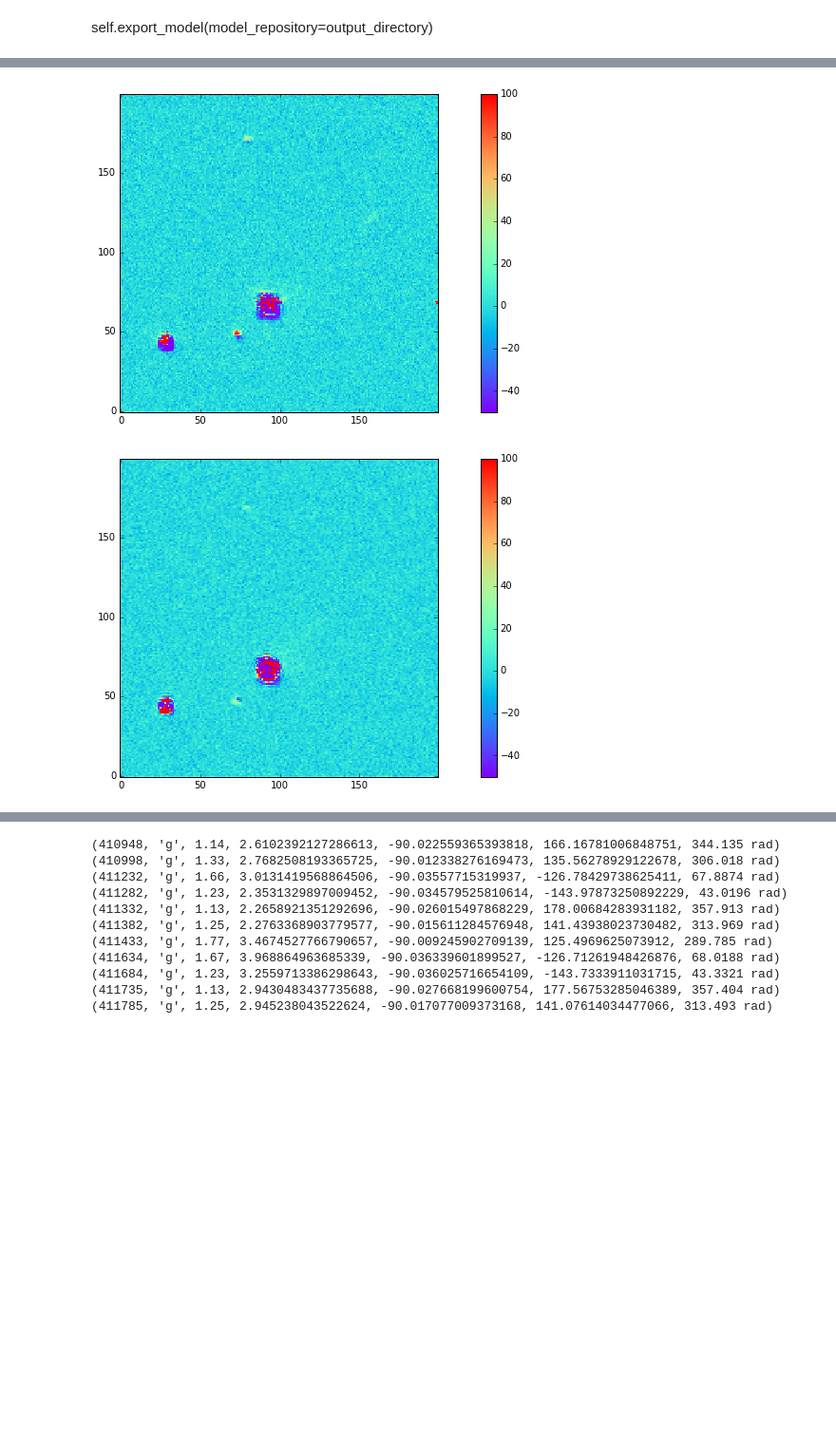
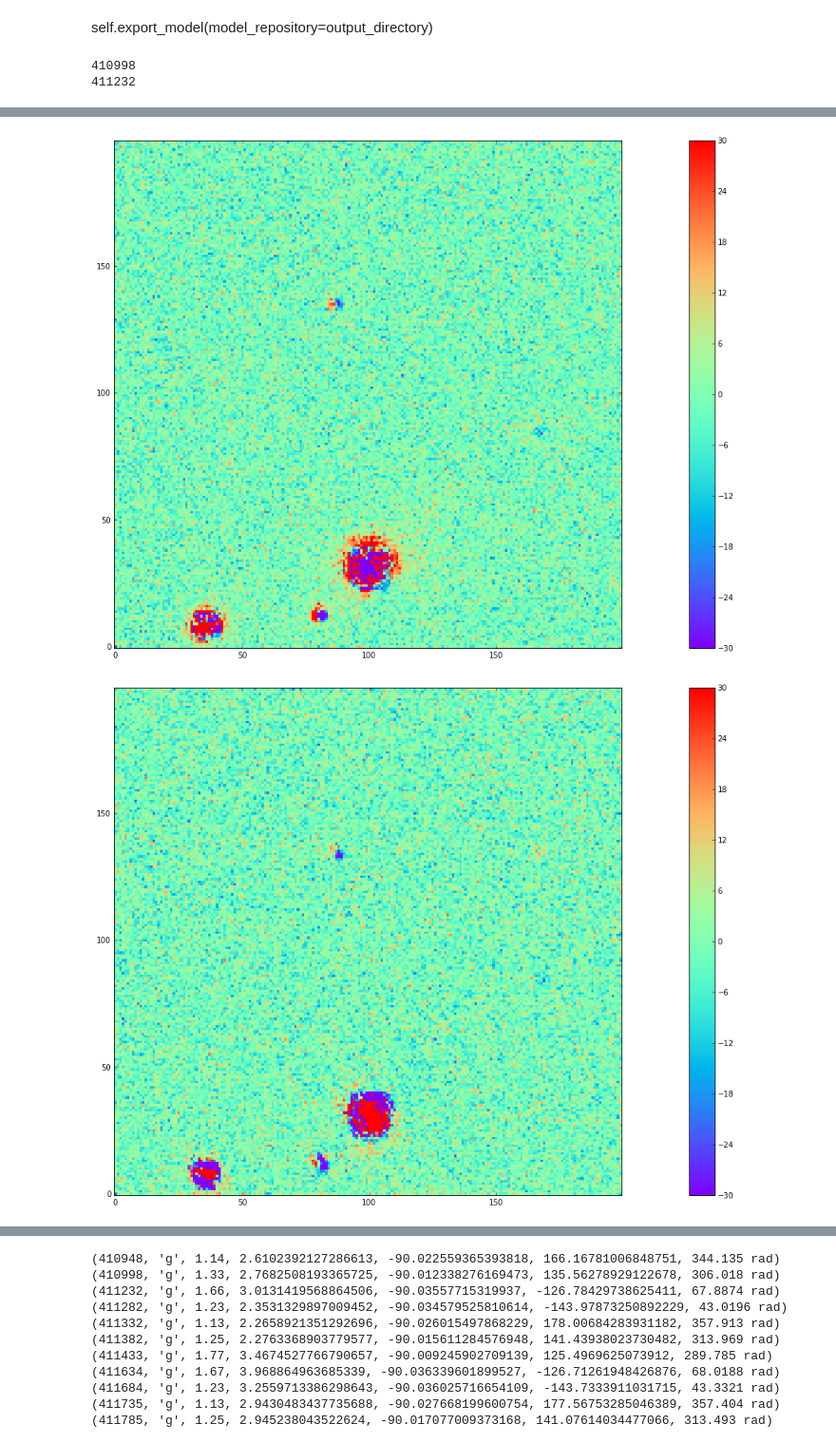
Before and after one commit to lsst-dm/experimental_DCR, a Jupyter notebook: Decam template gband.ipynb, the cells around one changed output, grey strips where cells are left out. Shown at 95% size. Cells and saved outputs as stored; diff of their text form; code cells hidden in the pictures; blank space fills up the shorter version.

```diff
--- a/Decam template gband.ipynb
+++ b/Decam template gband.ipynb
@@ -37,7 +35,7 @@ def rebin(image, resolution=2, mode='linear', center=False):
 # %%
 def look(img, range=None, x_range=None, y_range=None):
     """Simple function to wrap matplotlib and display an image with a colorbar."""
-    plt.figure(figsize=(16, 6))
+    plt.figure(figsize=(32, 12))
     if range is None:
         range = [np.min(img), np.max(img)]
 #     img_use = np.clip(img, range[0], range[1])
@@ -93,4 +91,6 @@ repository = "/Users/sullivan/LSST/DATA/Decam/Blind15A_03_new/rerun/test1/"
 obsid_list = [410948, 410998, 411232, 411282, 411332, 411382, 411433, 411634, 411684]
 # obsid_list=[410948, 410998, 411232, 411282, 411332, 411382, 411433, 411634, 411684, 411735, 411785, 411835, 412037, 412087, 412227, 412282]
 band_name = "g"
+# %%
+obsid_list=[410998, 411232, 411282, 411332, 411382, 411433, 411634, 411684, 411735, 411785, 411835, 412037, 412087]
 # %%
@@ -208,24 +190,37 @@ Working on observation 411282 ... Done!
 # %% [markdown]
 self.export_model(model_repository=output_directory)
 # %%
+# x0 = 1161
+# y0 = 1541
+# dx = 800
+# dy = 800
 x0 = 300
 y0 = 500
 exp_i = 0
-from python.dcr_template import wrap_warpExposure
+range_img=[-10,30]
+range_diff = [-30,30]
+from python.dcr_utils import wrap_warpExposure
+exp_i1 = exp_i+1
+
 ref_exp0 = self.exposures[exp_i] #self.butler.get("calexp", dataId={'visit': obsid_list[exp_i], 'ccdnum': 10})
-ref_exp1 = self.exposures[exp_i+1] #self.butler.get("calexp", dataId={'visit': obsid_list[exp_i + 1], 'ccdnum': 10})
+ref_exp1 = self.exposures[exp_i1] #self.butler.get("calexp", dataId={'visit': obsid_list[exp_i + 1], 'ccdnum': 10})
 # ref_exp0 = self.butler.get("calexp", dataId={'visit': 411433, 'ccdnum': 10})
 # ref_exp1 = self.butler.get("calexp", dataId={'visit': 411835, 'ccdnum': 10})
 # wrap_warpExposure(ref_exp0, self.wcs, self.bbox)
 # wrap_warpExposure(ref_exp1, self.wcs, self.bbox)
 rescale = 1.
-look(ref_exp0.getMaskedImage().getImage().getArray(),x_range=[x0, x0 + dx], y_range=[y0, y0 + dy], range=[-50,100])
-look(im_arr[exp_i]*rescale,x_range=[x0, x0 + dx], y_range=[y0, y0 + dy], range=[-50,100])
+print(obsid_list[exp_i])
+print(obsid_list[exp_i1])
+look(ref_exp0.getMaskedImage().getImage().getArray(),x_range=[x0, x0 + dx], y_range=[y0, y0 + dy], range=range_img)
+look(im_arr[exp_i]*rescale,x_range=[x0, x0 + dx], y_range=[y0, y0 + dy], range=range_img)
 look(ref_exp0.getMaskedImage().getImage().getArray() - im_arr[exp_i]*rescale,
-     x_range=[x0, x0 + dx], y_range=[y0, y0 + dy], range=[-50,100])
-look(ref_exp1.getMaskedImage().getImage().getArray() - im_arr[1]*rescale,
-     x_range=[x0, x0 + dx], y_range=[y0, y0 + dy], range=[-50,100])
+     x_range=[x0, x0 + dx], y_range=[y0, y0 + dy], range=range_diff)
+look(ref_exp1.getMaskedImage().getImage().getArray() - im_arr[exp_i1]*rescale,
+     x_range=[x0, x0 + dx], y_range=[y0, y0 + dy], range=range_diff)
+look(ref_exp1.getMaskedImage().getImage().getArray(),x_range=[x0, x0 + dx], y_range=[y0, y0 + dy], range=range_img)
 look(ref_exp0.getMaskedImage().getImage().getArray()
      - ref_exp1.getMaskedImage().getImage().getArray(),
-     x_range=[x0, x0 + dx], y_range=[y0, y0 + dy], range=[-50,100])
+     x_range=[x0, x0 + dx], y_range=[y0, y0 + dy], range=range_diff)
 # %% [output]
+410998
+411232
@@ -234,2 +229,2 @@ look(ref_exp0.getMaskedImage().getImage().getArray()
-[figure, old version]
+[figure, new version]
-[figure, old version]
+[figure, new version]
```
Also changed, not shown: parts of 22 cells of this notebook, 14 other files.
